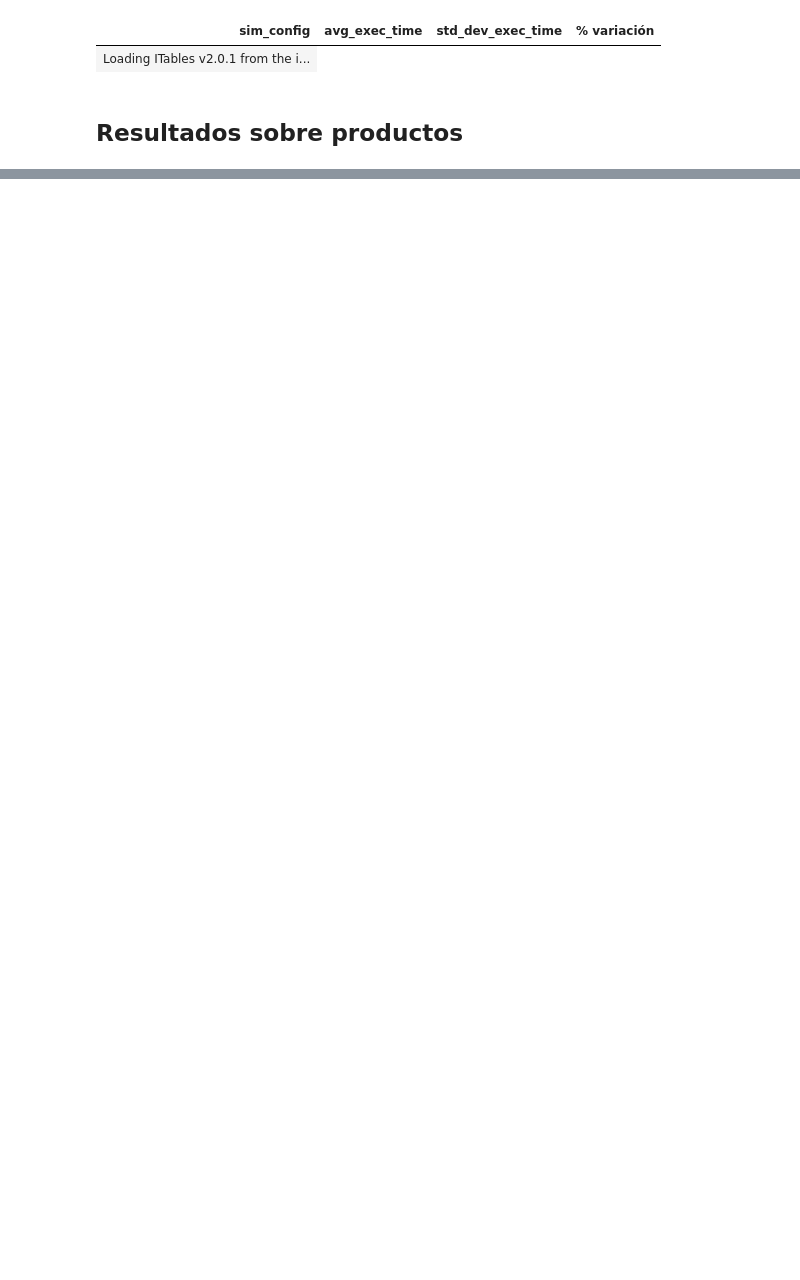
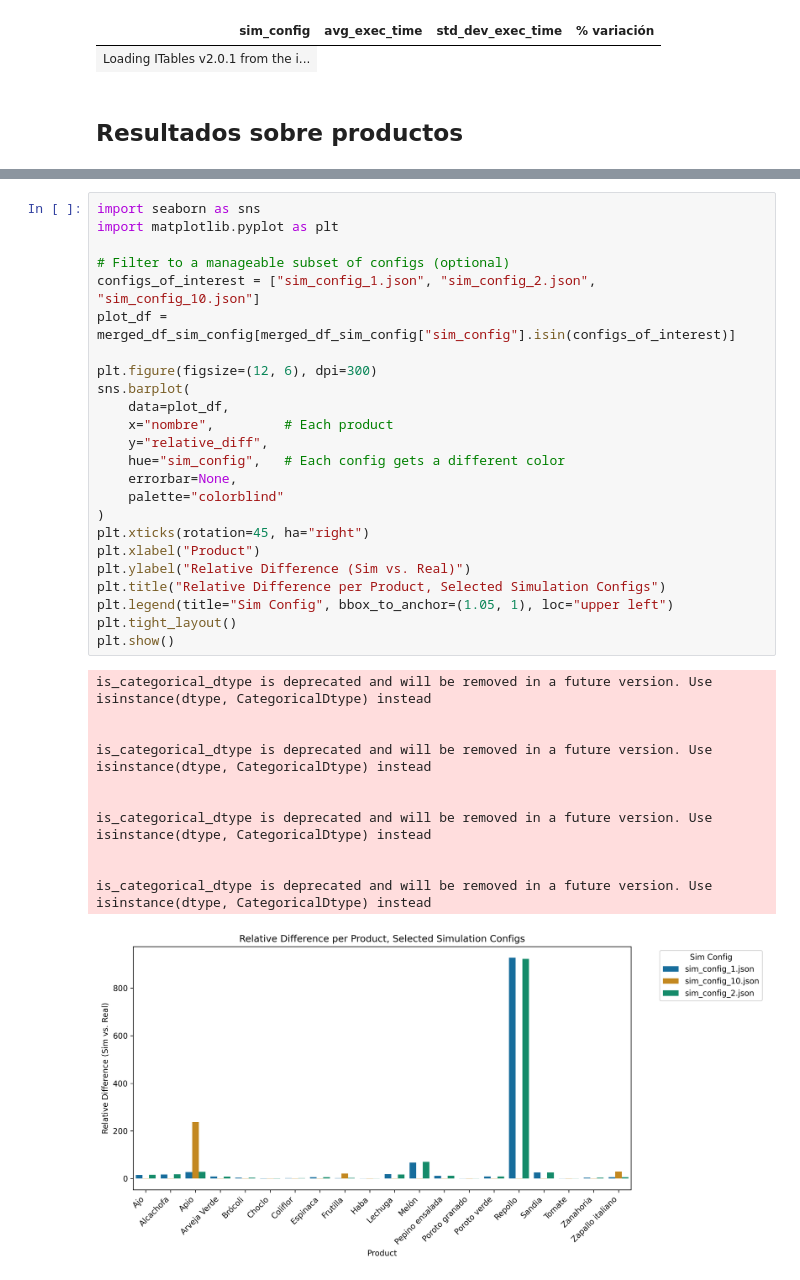
Before and after one commit to ManachoM/sim2-agricultores, a Jupyter notebook: data_analysis/sim_results.ipynb, the cells around one changed output, grey strips where cells are left out. Drawn from its saved outputs; the diff is of its cells as text; blank space fills up the shorter version.

```diff
--- a/data_analysis/sim_results.ipynb
+++ b/data_analysis/sim_results.ipynb
@@ -109,0 +345,36 @@ prods_results.to_clipboard(decimal=',')
+# %%
+import seaborn as sns
+import matplotlib.pyplot as plt
+
+# Filter to a manageable subset of configs (optional)
+configs_of_interest = ["sim_config_1.json", "sim_config_2.json", "sim_config_10.json"]
+plot_df = merged_df_sim_config[merged_df_sim_config["sim_config"].isin(configs_of_interest)]
+
+plt.figure(figsize=(12, 6), dpi=300)
+sns.barplot(
+    data=plot_df,
+    x="nombre",         # Each product
+    y="relative_diff",
+    hue="sim_config",   # Each config gets a different color
+    errorbar=None,
+    palette="colorblind"
+)
+plt.xticks(rotation=45, ha="right")
+plt.xlabel("Product")
+plt.ylabel("Relative Difference (Sim vs. Real)")
+plt.title("Relative Difference per Product, Selected Simulation Configs")
+plt.legend(title="Sim Config", bbox_to_anchor=(1.05, 1), loc="upper left")
+plt.tight_layout()
+plt.show()
+# %% [output]
+is_categorical_dtype is deprecated and will be removed in a future version. Use isinstance(dtype, CategoricalDtype) instead
+
+
+is_categorical_dtype is deprecated and will be removed in a future version. Use isinstance(dtype, CategoricalDtype) instead
+
+
+is_categorical_dtype is deprecated and will be removed in a future version. Use isinstance(dtype, CategoricalDtype) instead
+
+
+is_categorical_dtype is deprecated and will be removed in a future version. Use isinstance(dtype, CategoricalDtype) instead
+[figure, added]
```
Also changed, not shown: parts of 19 cells of this notebook, 46 other files.
